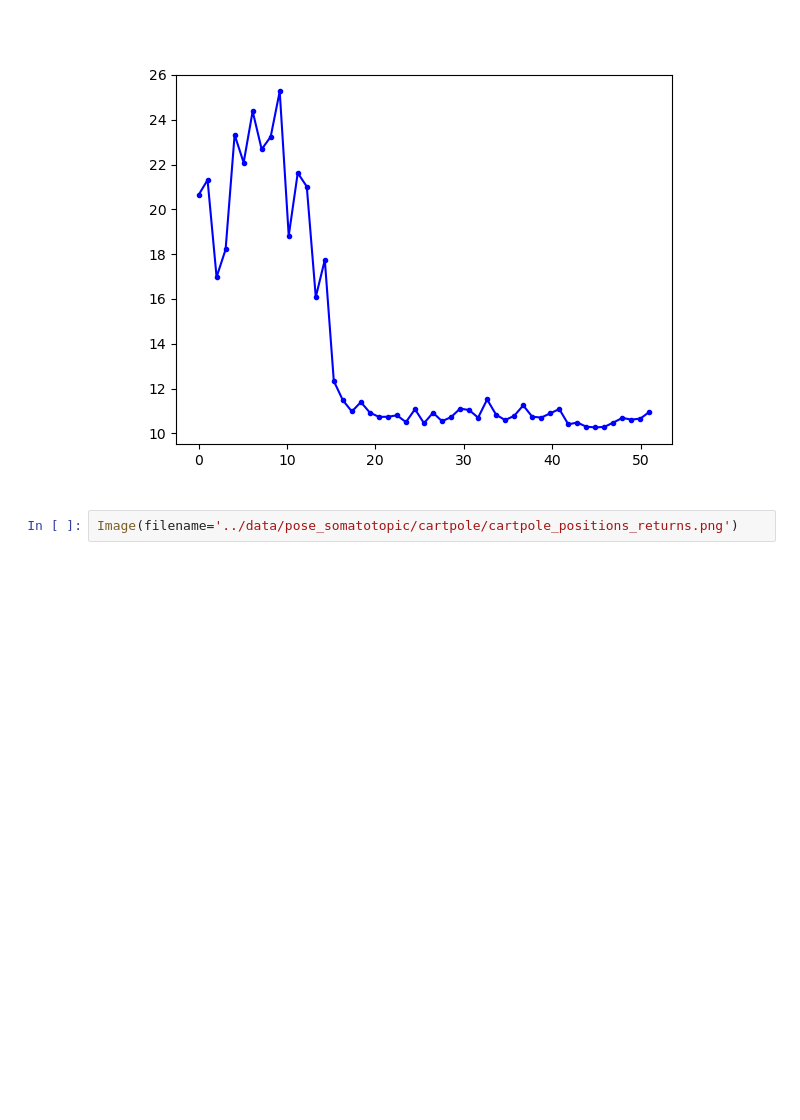
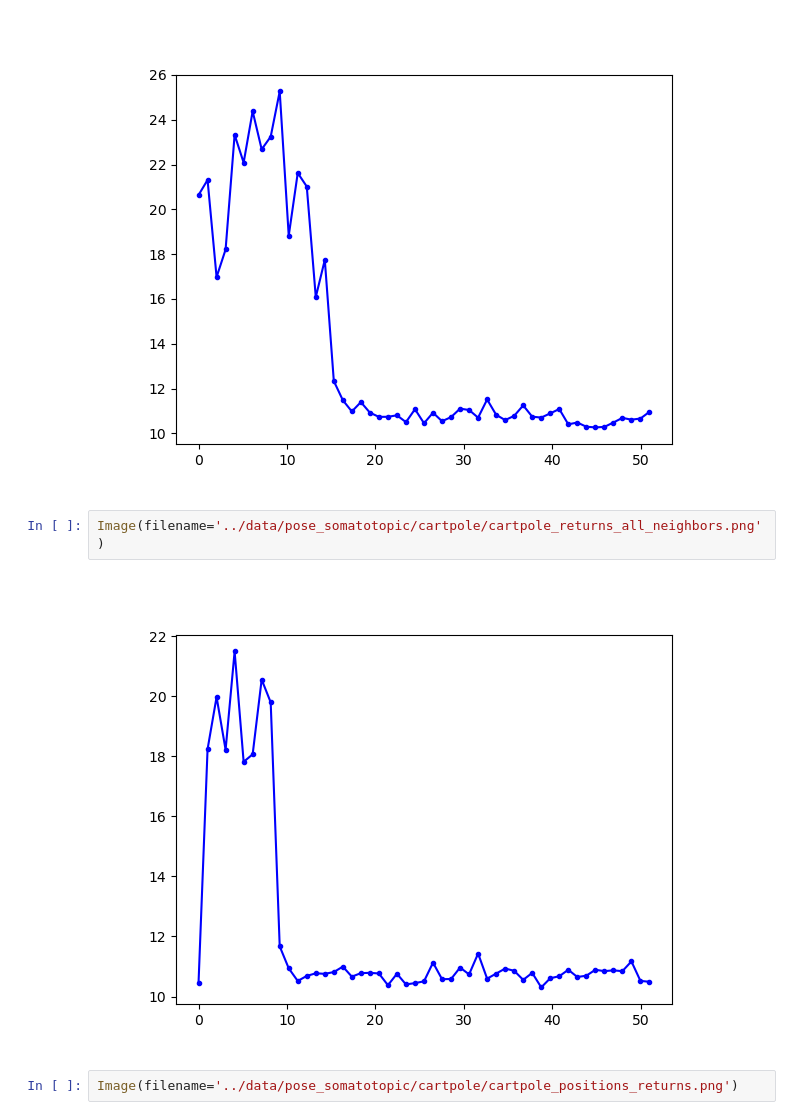
Before and after one commit to johnlime/hierarchical_som, a Jupyter notebook: demo/Visualization.ipynb, the cells around one changed output. Drawn from its saved outputs; the diff is of its cells as text; blank space fills up the shorter version.

```diff
--- a/demo/Visualization.ipynb
+++ b/demo/Visualization.ipynb
@@ -77,6 +106,10 @@ path exception
 Image(filename='../data/pose_somatotopic/cartpole/cartpole_returns.png')
 # %% [output]
 [figure]
+# %%
+Image(filename='../data/pose_somatotopic/cartpole/cartpole_returns_all_neighbors.png')
+# %% [output]
+[figure, added]
 # %%
 Image(filename='../data/pose_somatotopic/cartpole/cartpole_positions_returns.png')
 # %% [output]
```
Also changed, not shown: parts of 11 cells of this notebook, 1 other file.
